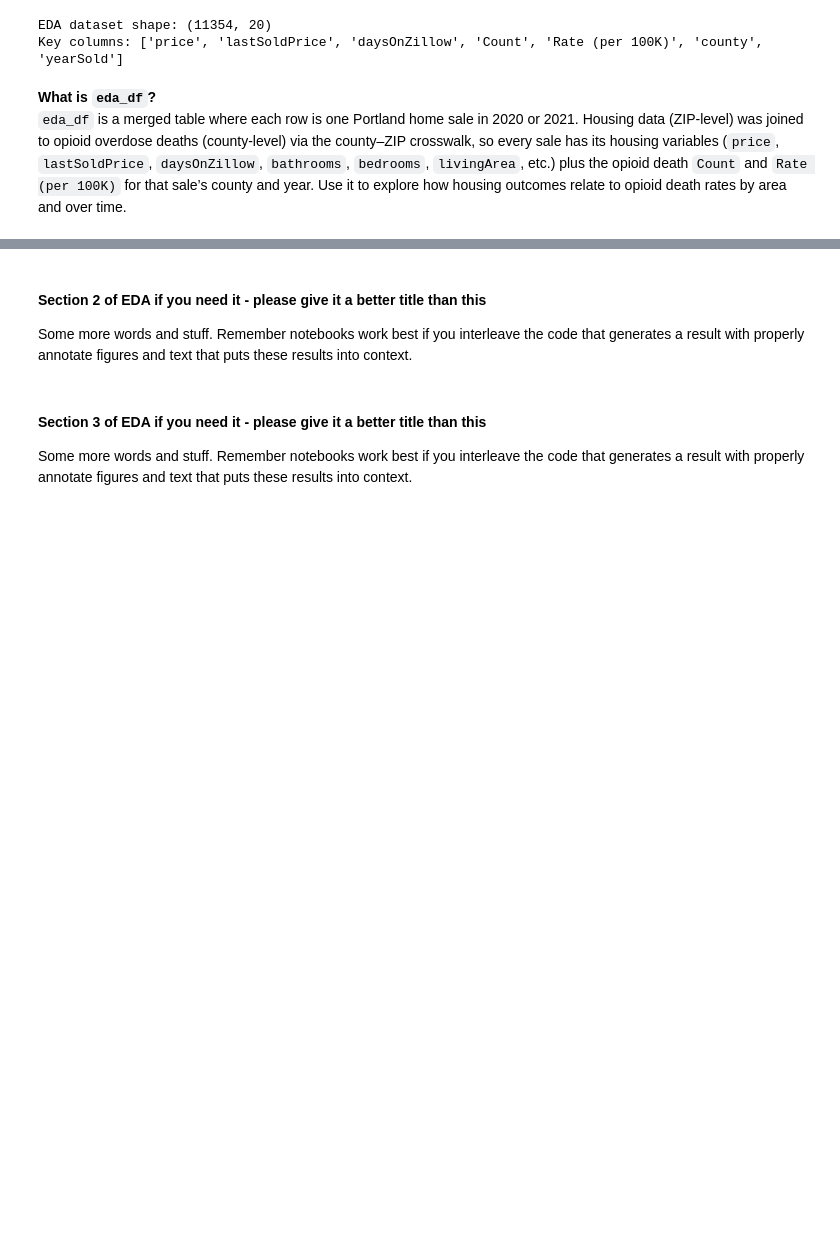
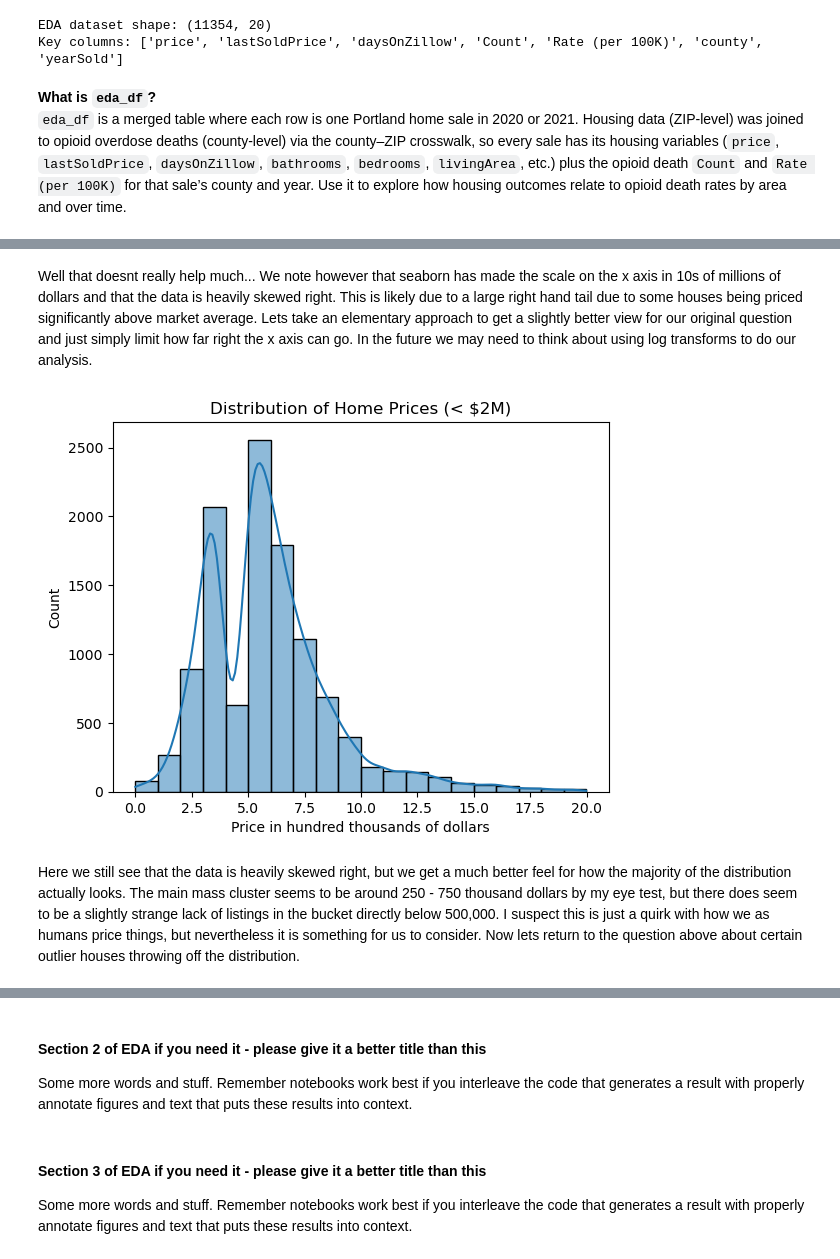
Before and after one commit to COGS108/Group008_WI26, a Jupyter notebook: 02-EDACheckpoint.ipynb, the cells around one changed output, grey strips where cells are left out. Cells and saved outputs as stored; diff of their text form; code cells hidden in the pictures; blank space fills up the shorter version.

```diff
--- a/02-EDACheckpoint.ipynb
+++ b/02-EDACheckpoint.ipynb
@@ -225,0 +234,15 @@ Some more words and stuff.  Remember notebooks work best if you interleave the c
+# %% [markdown]
+Well that doesnt really help much... We note however that seaborn has made the scale on the x axis in 10s of millions of dollars and that the data is heavily skewed right. This is likely due to a large right hand tail due to some houses being priced significantly above market average. Lets take an elementary approach to get a slightly better view for our original question and just simply limit how far right the x axis can go. In the future we may need to think about using log transforms to do our analysis.
+# %%
+eda_df['price_100k'] = eda_df['price'] / 100000
+poor_eda_df = eda_df[eda_df['price_100k'] < 20] #This bound was messed around with by the authors to get a feel for how the distribution looks - this is not meant to be used for any sort of formal analysis
+
+sns.histplot(poor_eda_df['price_100k'], bins=20, kde=True)
+
+plt.title("Distribution of Home Prices (< $2M)")
+plt.xlabel("Price in hundred thousands of dollars")
+plt.show()
+# %% [output]
+[figure, added]
+# %% [markdown]
+Here we still see that the data is heavily skewed right, but we get a much better feel for how the majority of the distribution actually looks. The main mass cluster seems to be around 250 - 750 thousand dollars by my eye test, but there does seem to be a slightly strange lack of listings in the bucket directly below 500,000. I suspect this is just a quirk with how we as humans price things, but nevertheless it is something for us to consider. Now lets return to the question above about certain outlier houses throwing off the distribution.
```
Also changed, not shown: parts of 31 cells of this notebook.
